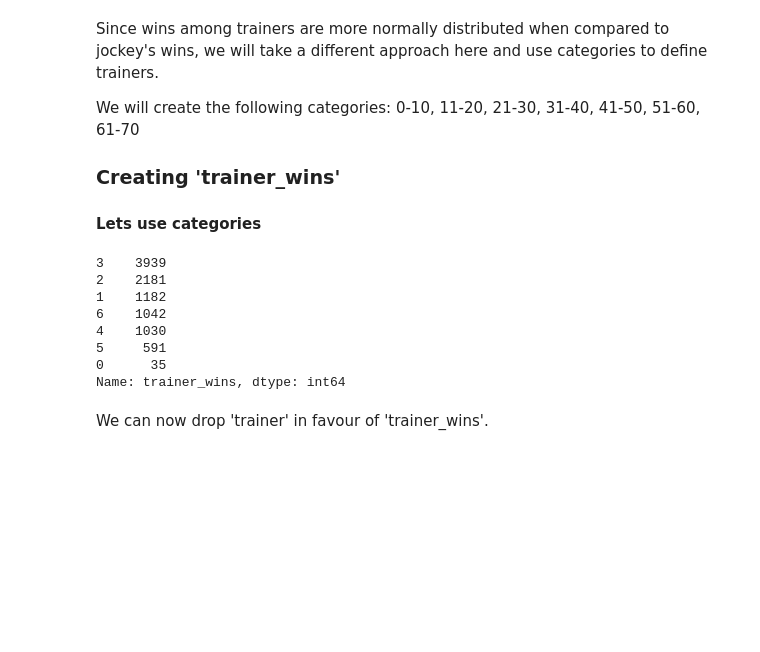
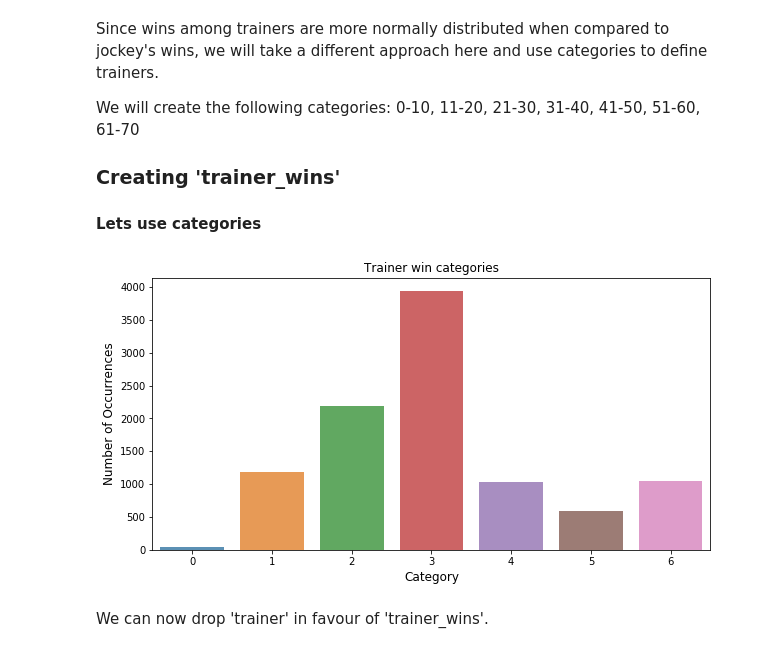
Before and after one commit to Brian950/CS4055-Project, a Jupyter notebook: cs4055-project.ipynb, the cells around one changed output. Cells and saved outputs as stored; diff of their text form; code cells hidden in the pictures; blank space fills up the shorter version.

```diff
--- a/cs4055-project.ipynb
+++ b/cs4055-project.ipynb
@@ -345,8 +335,7 @@ for j in jockeys:
         if(j == row):
             w+=1
 
-    if(w > 0):
-        wins.append(w)
+    wins.append(w)
 
 
 win_df = df.loc[df['finishing_position'] == 1]
@@ -428,8 +417,7 @@ for t in trainers:
         if(t == row):
             w+=1
 
-    if(w > 0):
-        wins.append(w)
+    wins.append(w)
 
 win_df = df.loc[df['finishing_position'] == 1]
 
@@ -466,33 +454,33 @@ We will create the following categories:
 # %%
 # This makes a dict with trainers and their corresponding wins
 trainer_win_dict = dict(zip(trainers, wins))
 
 df['trainer_wins'] = df['trainer']
 df['trainer_wins'] = df['trainer_wins'].map(trainer_win_dict)
 df['trainer_wins'] = df['trainer_wins'].fillna(0)
 df['trainer_wins'] = df['trainer_wins'].astype(int)
 
 
 # Create the categories for trainer_wins
 df['trainer_wins'] = df['trainer_wins'].astype(int)
 df.loc[ df['trainer_wins'] <= 10, 'trainer_wins'] = 0
 df.loc[(df['trainer_wins'] > 11) & (df['trainer_wins'] <= 20), 'trainer_wins'] = 1
 df.loc[(df['trainer_wins'] > 20) & (df['trainer_wins'] <= 30), 'trainer_wins'] = 2
 df.loc[(df['trainer_wins'] > 30) & (df['trainer_wins'] <= 40), 'trainer_wins'] = 3
 df.loc[(df['trainer_wins'] > 40) & (df['trainer_wins'] <= 50), 'trainer_wins'] = 4
 df.loc[(df['trainer_wins'] > 50) & (df['trainer_wins'] <= 60), 'trainer_wins'] = 5
 df.loc[(df['trainer_wins'] > 60) & (df['trainer_wins'] <= 70), 'trainer_wins'] = 6
 
-df['trainer_wins'].value_counts()
+
+trainer_count  = df['trainer_wins'].value_counts()
+plt.figure(figsize=(10,5))
+sns.barplot(trainer_count.index, trainer_count.values, alpha=0.8)
+plt.title('Trainer win categories')
+plt.ylabel('Number of Occurrences', fontsize=12)
+plt.xlabel('Category', fontsize=12)
+plt.show()
 # %% [output]
-3    3939
-2    2181
-1    1182
-6    1042
-4    1030
-5     591
-0      35
-Name: trainer_wins, dtype: int64
+[figure, added]
 # %% [markdown]
 We can now drop 'trainer' in favour of 'trainer_wins'.
 # %%
```
Also changed, not shown: parts of 20 cells of this notebook, 1 other file.
